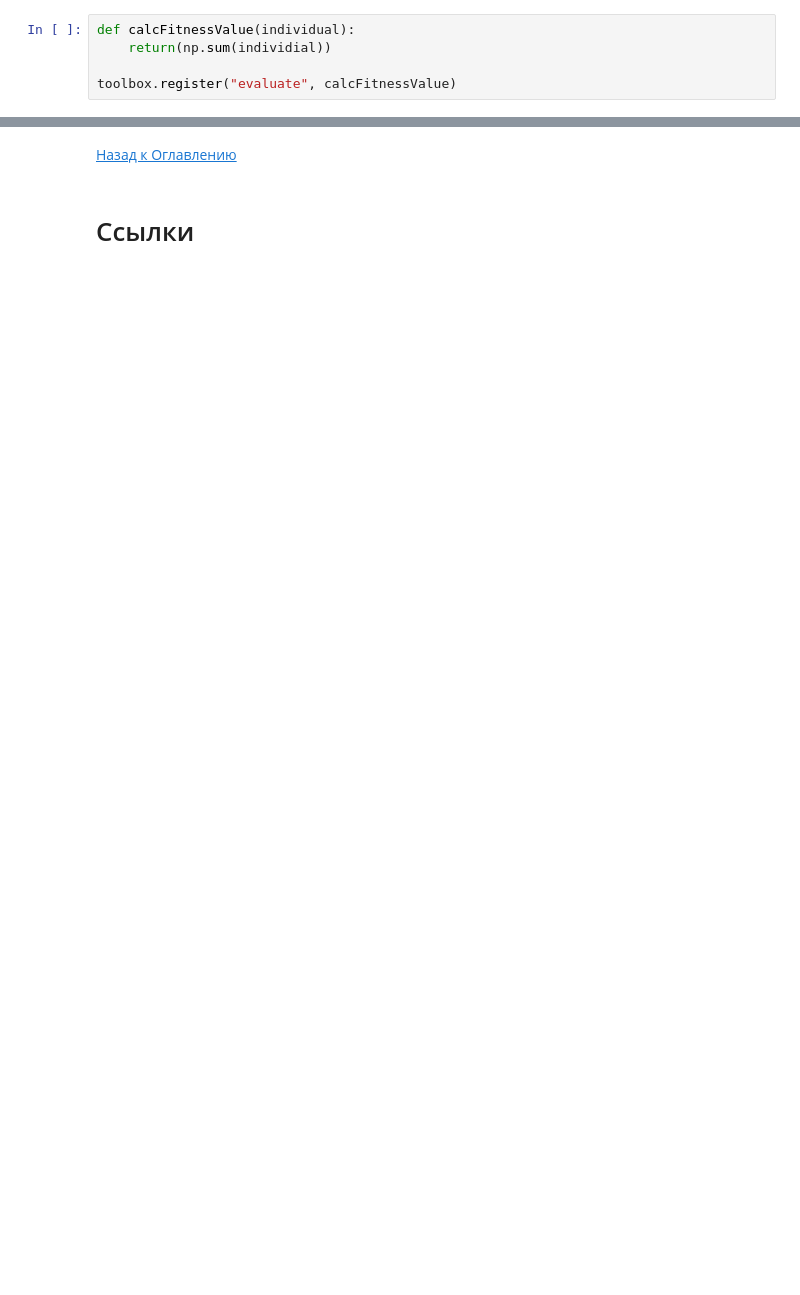
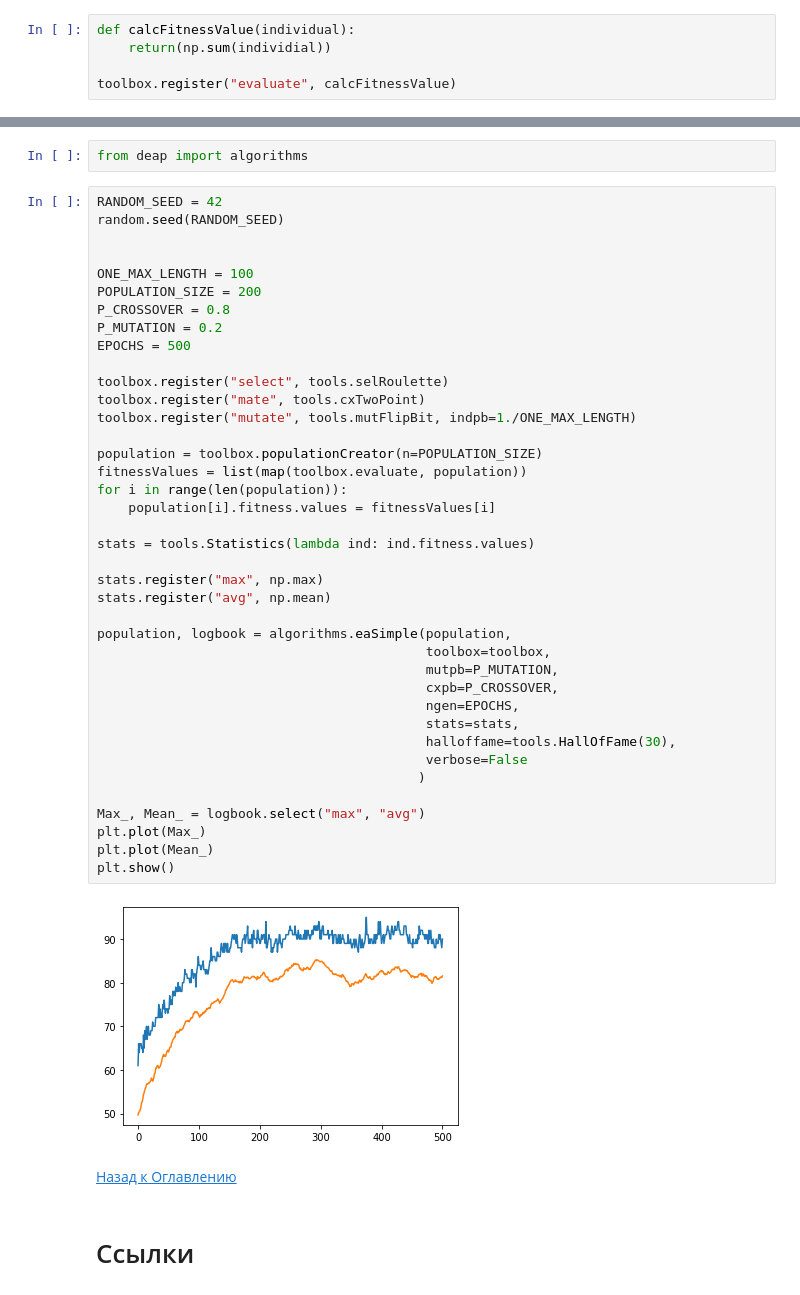
Before and after one commit to yurichernyshov/Data-Science-Course, a Jupyter notebook: lessons/Genetic algorythms.ipynb, the cells around one changed output, grey strips where cells are left out. Drawn from its saved outputs; the diff is of its cells as text; blank space fills up the shorter version.

```diff
--- a/lessons/Genetic algorythms.ipynb
+++ b/lessons/Genetic algorythms.ipynb
@@ -114,3 +346,46 @@ toolbox.register("evaluate", calcFitnessValue)
+# %%
+from deap import algorithms
+# %%
+RANDOM_SEED = 42
+random.seed(RANDOM_SEED)
+
+
+ONE_MAX_LENGTH = 100
+POPULATION_SIZE = 200
+P_CROSSOVER = 0.8
+P_MUTATION = 0.2
+EPOCHS = 500
+
+toolbox.register("select", tools.selRoulette)
+toolbox.register("mate", tools.cxTwoPoint)
+toolbox.register("mutate", tools.mutFlipBit, indpb=1./ONE_MAX_LENGTH)
+
+population = toolbox.populationCreator(n=POPULATION_SIZE)
+fitnessValues = list(map(toolbox.evaluate, population))
+for i in range(len(population)):
+    population[i].fitness.values = fitnessValues[i]
+
+stats = tools.Statistics(lambda ind: ind.fitness.values)
+
+stats.register("max", np.max)
+stats.register("avg", np.mean)
+
+population, logbook = algorithms.eaSimple(population,
+                                          toolbox=toolbox,
+                                          mutpb=P_MUTATION,
+                                          cxpb=P_CROSSOVER,
+                                          ngen=EPOCHS,
+                                          stats=stats,
+                                          halloffame=tools.HallOfFame(30),
+                                          verbose=False
+                                         )
+
+Max_, Mean_ = logbook.select("max", "avg")
+plt.plot(Max_)
+plt.plot(Mean_)
+plt.show()
+# %% [output]
+[figure, added]
 # %% [markdown]
 <a href='#toc'>Назад к Оглавлению</a>
 # %% [markdown]
```
Also changed, not shown: parts of 70 cells of this notebook, 2 other files.
